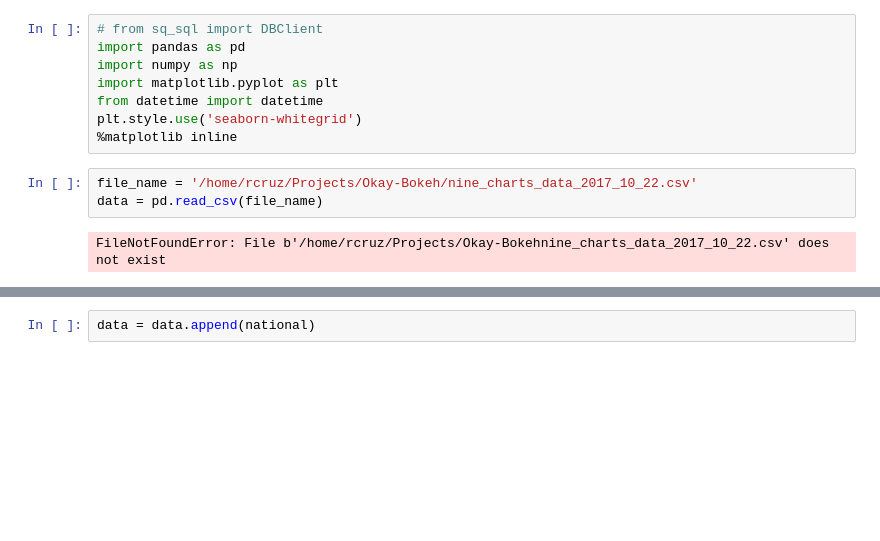
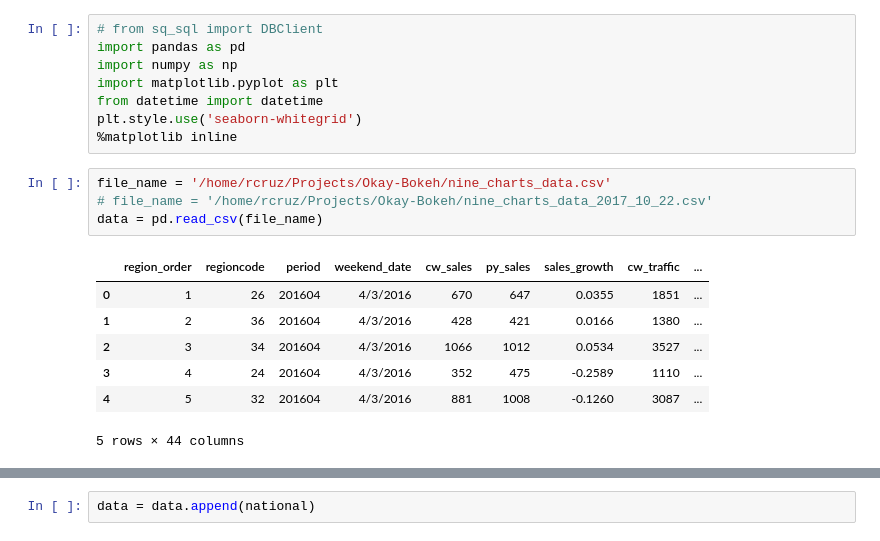
Before and after one commit to royGap/Okay-Bokeh, a Jupyter notebook: nine_charts_1.ipynb, the cells around one changed output, grey strips where cells are left out. Cells and saved outputs as stored; diff of their text form; blank space fills up the shorter version.

```diff
--- a/nine_charts_1.ipynb
+++ b/nine_charts_1.ipynb
@@ -7,9 +7,16 @@ from datetime import datetime
 plt.style.use('seaborn-whitegrid')
 %matplotlib inline
 # %%
-file_name = '/home/rcruz/Projects/Okay-Bokeh/nine_charts_data_2017_10_22.csv'
+file_name = '/home/rcruz/Projects/Okay-Bokeh/nine_charts_data.csv'
+# file_name = '/home/rcruz/Projects/Okay-Bokeh/nine_charts_data_2017_10_22.csv'
 data = pd.read_csv(file_name)
 # %% [output]
+|  | region_order | regioncode | period | weekend_date | cw_sales | py_sales | sales_growth | cw_traffic | ... |
+| 0 | 1 | 26 | 201604 | 4/3/2016 | 670 | 647 | 0.0355 | 1851 | ... |
+| 1 | 2 | 36 | 201604 | 4/3/2016 | 428 | 421 | 0.0166 | 1380 | ... |
+| 2 | 3 | 34 | 201604 | 4/3/2016 | 1066 | 1012 | 0.0534 | 3527 | ... |
+| 3 | 4 | 24 | 201604 | 4/3/2016 | 352 | 475 | -0.2589 | 1110 | ... |
+| 4 | 5 | 32 | 201604 | 4/3/2016 | 881 | 1008 | -0.1260 | 3087 | ... |
-FileNotFoundError: File b'/home/rcruz/Projects/Okay-Bokehnine_charts_data_2017_10_22.csv' does not exist
+5 rows × 44 columns
 # %%
 data['weekend_date'] = pd.to_datetime(data['weekend_date'])
```
Also changed, not shown: parts of 10 cells of this notebook.
